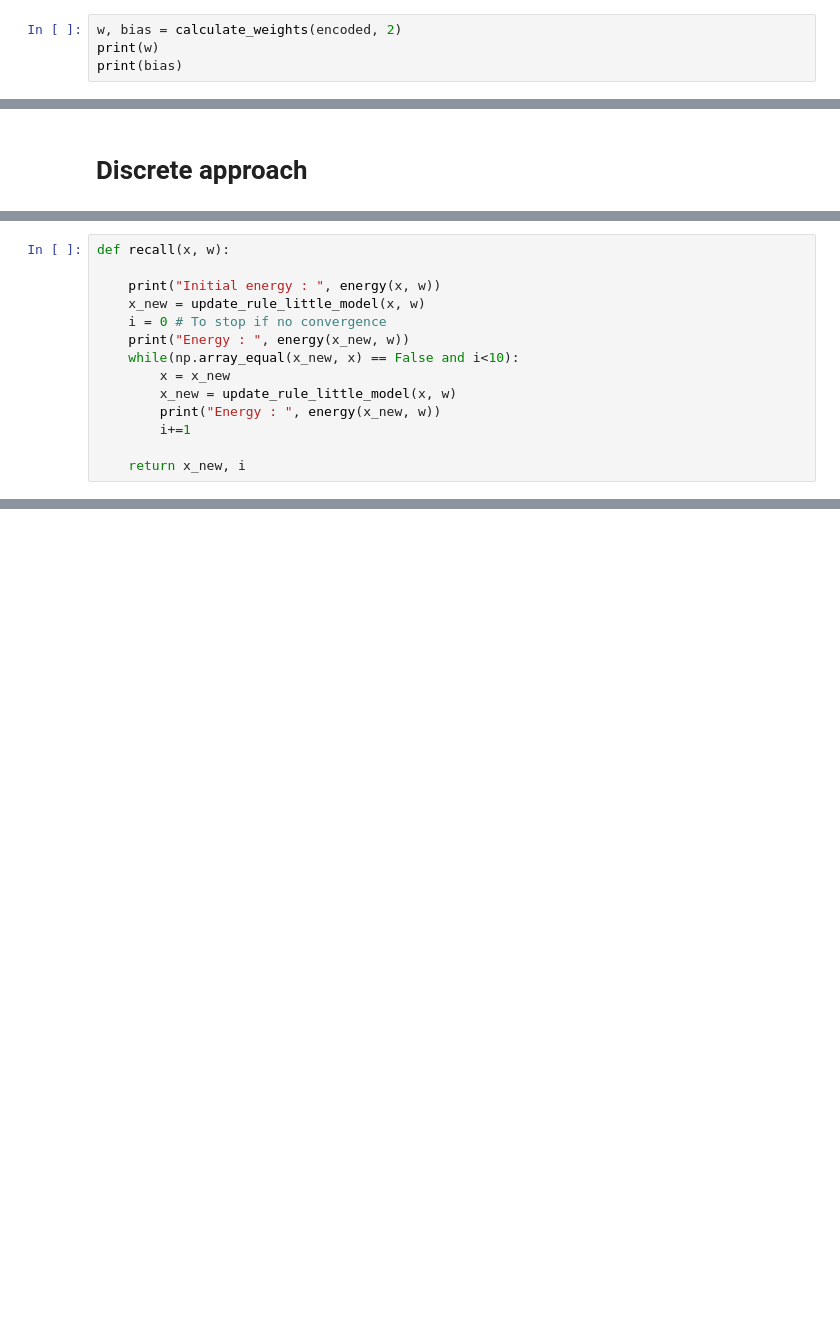
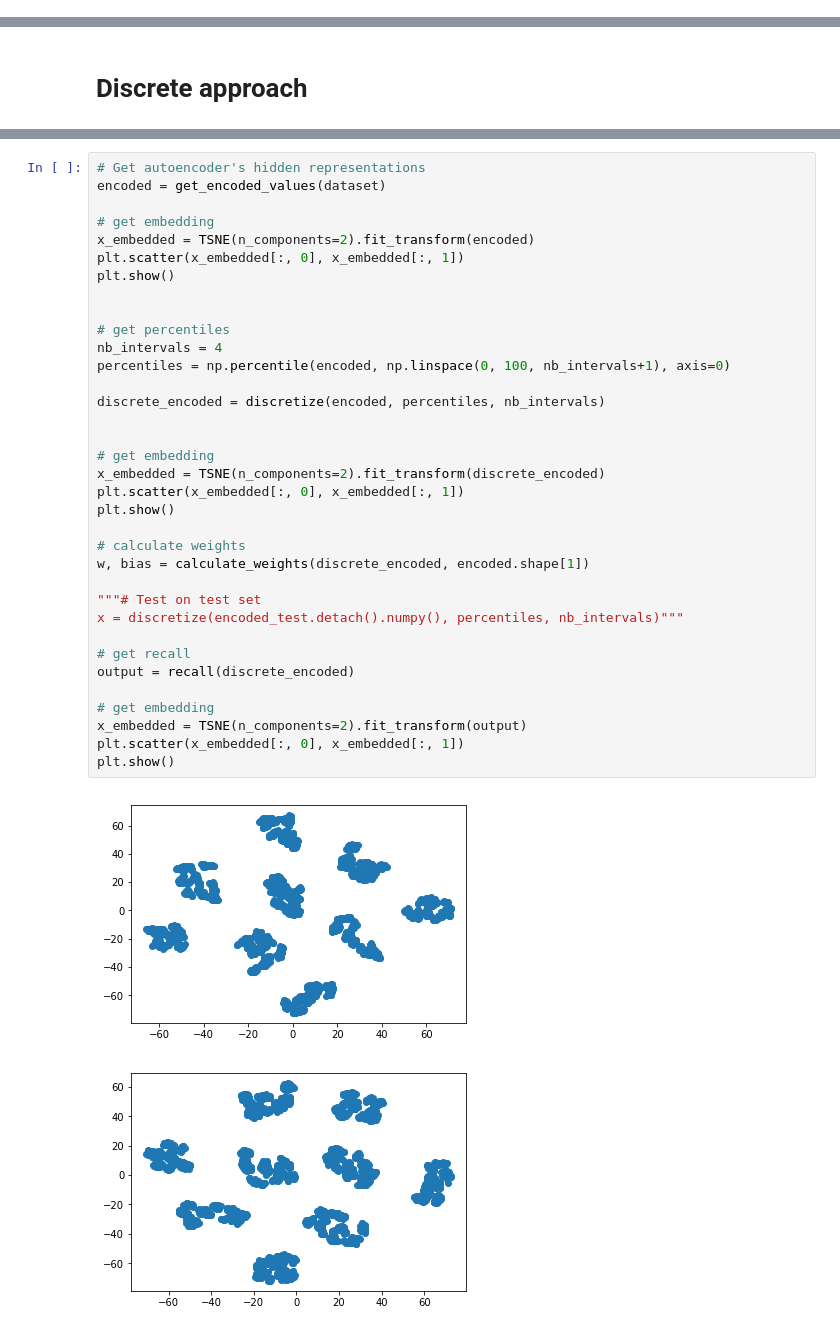
Before and after one commit to AntoineSueur/Brain-ML, a Jupyter notebook: Feature_Extraction.ipynb, the cells around one changed output, grey strips where cells are left out. Drawn from its saved outputs; the diff is of its cells as text; blank space fills up the shorter version.

```diff
--- a/Feature_Extraction.ipynb
+++ b/Feature_Extraction.ipynb
@@ -517,4 +290,0 @@ def calculate_weights(learning_samples, nb_hypercolumns):
-# %%
-w, bias = calculate_weights(encoded, 2)
-print(w)
-print(bias)
@@ -722,14 +362,0 @@ def update_rule_little_model(x, w):
-# %%
-def recall(x, w):
-
-    print("Initial energy : ", energy(x, w))
-    x_new = update_rule_little_model(x, w)
-    i = 0 # To stop if no convergence
-    print("Energy : ", energy(x_new, w))
-    while(np.array_equal(x_new, x) == False and i<10):
-        x = x_new
-        x_new = update_rule_little_model(x, w)
-        print("Energy : ", energy(x_new, w))
-        i+=1
-
-    return x_new, i
@@ -762,0 +533,38 @@ Energy :  -1.0889102808537072e+27
+# %%
+# Get autoencoder's hidden representations
+encoded = get_encoded_values(dataset)
+
+# get embedding
+x_embedded = TSNE(n_components=2).fit_transform(encoded)
+plt.scatter(x_embedded[:, 0], x_embedded[:, 1])
+plt.show()
+
+
+# get percentiles
+nb_intervals = 4
+percentiles = np.percentile(encoded, np.linspace(0, 100, nb_intervals+1), axis=0)
+
+discrete_encoded = discretize(encoded, percentiles, nb_intervals)
+
+
+# get embedding
+x_embedded = TSNE(n_components=2).fit_transform(discrete_encoded)
+plt.scatter(x_embedded[:, 0], x_embedded[:, 1])
+plt.show()
+
+# calculate weights
+w, bias = calculate_weights(discrete_encoded, encoded.shape[1])
+
+"""# Test on test set
+x = discretize(encoded_test.detach().numpy(), percentiles, nb_intervals)"""
+
+# get recall
+output = recall(discrete_encoded)
+
+# get embedding
+x_embedded = TSNE(n_components=2).fit_transform(output)
+plt.scatter(x_embedded[:, 0], x_embedded[:, 1])
+plt.show()
+# %% [output]
+[figure, added]
+[figure, added]
```
Also changed, not shown: parts of 53 cells of this notebook.
